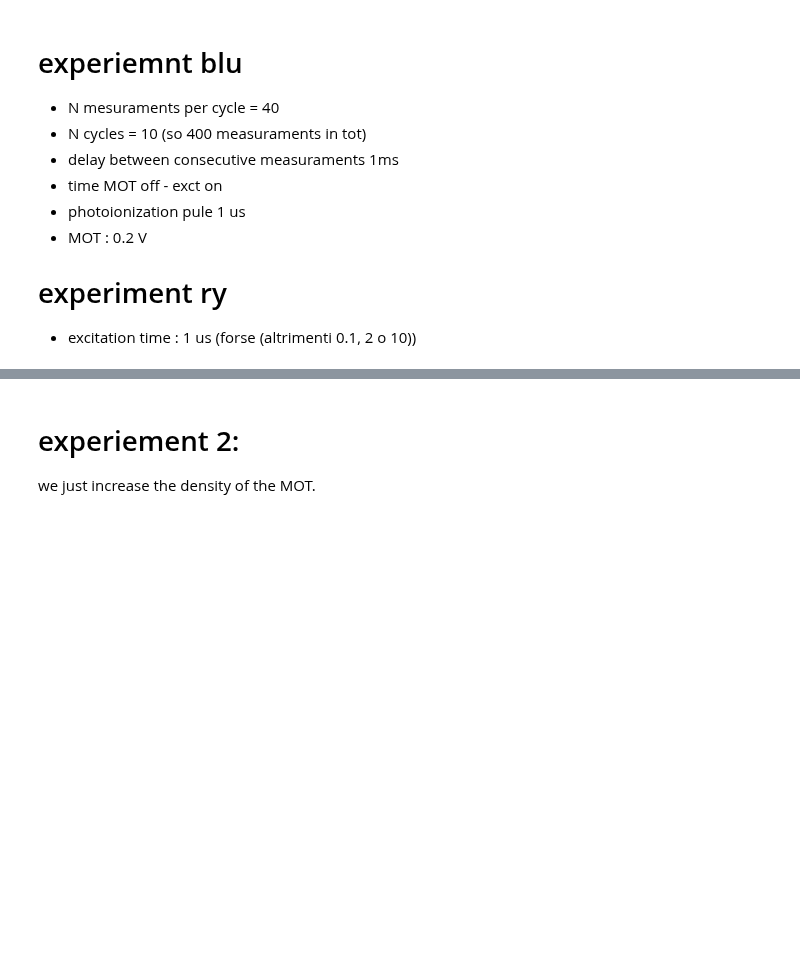
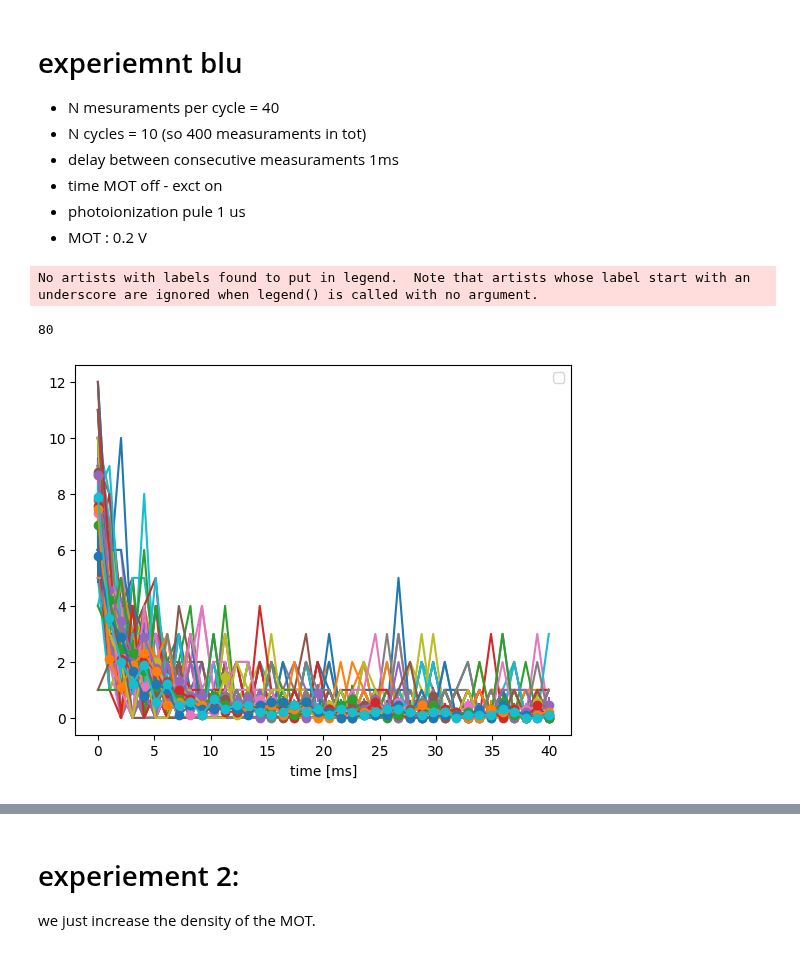
Before and after one commit to Valerio-Amico/Lab-Rydberg, a Jupyter notebook: dipolar_trap/high_stat_experiment_02_02_23.ipynb, the cells around one changed output, grey strips where cells are left out. Saved outputs shown, nothing was run; the diff lists cells and outputs as text; code cells hidden in the pictures; blank space fills up the shorter version.

```diff
--- a/dipolar_trap/high_stat_experiment_02_02_23.ipynb
+++ b/dipolar_trap/high_stat_experiment_02_02_23.ipynb
@@ -9,9 +9,6 @@ import matplotlib.pyplot as plt
 - time MOT off - exct on
 - photoionization pule 1 us
 - MOT : 0.2 V
-
-# experiment ry
-- excitation time : 1 us (forse (altrimenti 0.1, 2 o 10))
 # %%
 def time_correlation(vector):
     mean = np.mean(vector)
@@ -54,3 +51,42 @@ def means(vector, N_samples):
     for i in range(N_samples):
         means_.append(np.mean(vector[i*N_per_sample:(i+1)*N_per_sample]))
     return means_
+# %%
+names = ["1", "2", "3","4", "5", "6", "7", "8", "9", "10"]
+#time = {"1_20_10_0,1": 0.1, "1_20_10_1": 1, "1_20_10_2": 2}
+consecutive_experient_measurements = 40
+cem_ = consecutive_experient_measurements
+delay_cons_exp = 1 # [ms]
+N_cycles = 10
+occurrences = np.zeros([consecutive_experient_measurements, N_cycles-1])
+
+monit = 0
+
+for name in names:
+    x = np.linspace(0, consecutive_experient_measurements*delay_cons_exp, consecutive_experient_measurements)
+
+    data = open("/Users/valerio/Documents/lab/Lab-Rydberg/wavw_lec_20-01-23/2023-02-02/F-2023-02-02-_blu_40_10_"+name+".txt", "r")
+    for i, row in enumerate(data):
+        row = row.replace("\n", "")
+        row = row.replace(",", ".")
+        terms = row.split("\t")
+
+        if i<(cem_-1)*9:
+            occurrences[i%cem_,i//cem_] = (float(terms[2]))
+
+        if i%cem_ == cem_-1 and i>(cem_-1)*0 and i<(cem_-1)*9:
+            monit += 1
+            plt.plot(x, occurrences[:, (i)//cem_])
+
+    #data, bins = np.histogram(occurrences, bins=np.arange(0,10))
+    #plot_occurrences(occurrences[:,2])
+    plt.errorbar(x, np.mean(occurrences, axis=1), np.std(occurrences, axis=1)/np.sqrt(N_cycles), marker = "o")# label="exposure time = %.1f"%time[name])
+    plt.xlabel("time [ms]")
+plt.legend()
+print(monit)
+#plt.yscale("log")
+plt.show()
+# %% [output]
+No artists with labels found to put in legend.  Note that artists whose label start with an underscore are ignored when legend() is called with no argument.
+80
+[figure, added]
```
Also changed, not shown: parts of 7 cells of this notebook, 12 other files.
